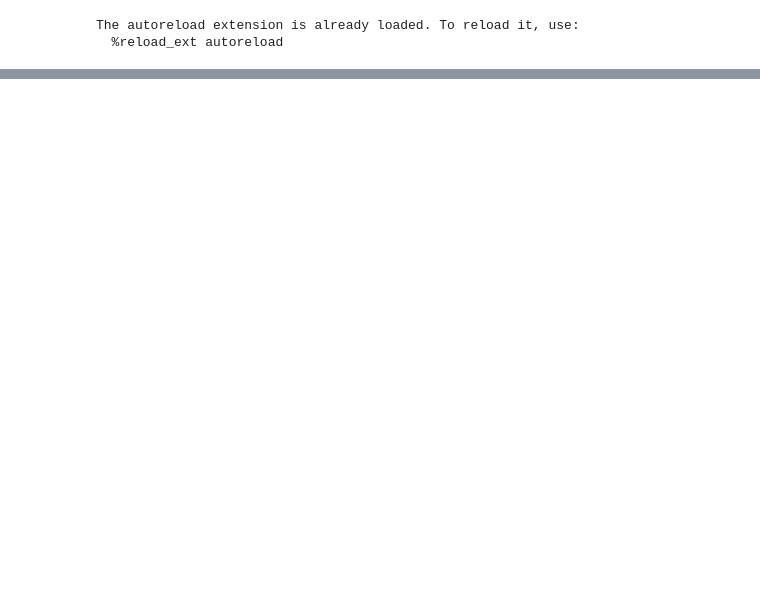
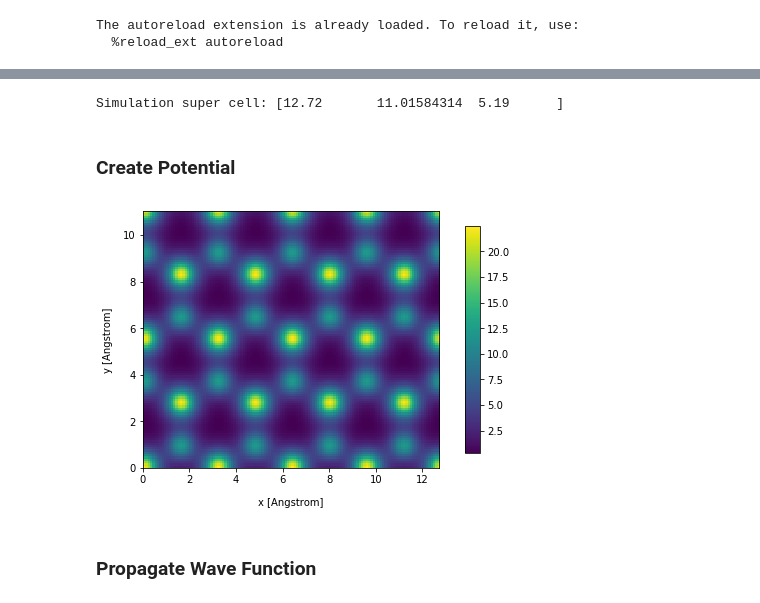
Before and after one commit to jacobjma/tensorwaves, a Jupyter notebook: examples/basics/basic_hrtem_simulation.ipynb, the cells around one changed output, grey strips where cells are left out. Saved outputs shown, nothing was run; the diff lists cells and outputs as text; code cells hidden in the pictures; blank space fills up the shorter version.

```diff
--- a/examples/basics/basic_hrtem_simulation.ipynb
+++ b/examples/basics/basic_hrtem_simulation.ipynb
@@ -15,7 +41,25 @@ atoms *= (2,2,1)
 atoms.cell[1,0] = 0
 atoms.wrap()
 atoms *= (2,2,1)
-atoms.center(vacuum=2, axis=2)
+atoms.center(vacuum=1, axis=2)
+
+cell = np.diag(atoms.get_cell())
+
+print('Simulation super cell:', cell)
+# %% [output]
+Simulation super cell: [12.72       11.01584314  5.19      ]
+# %% [markdown]
+### Create Potential
+# %%
+potential = Potential(atoms=atoms, parametrization='kirkland', num_slices=10, sampling=.1)
+
+potential.current_slice = 3
+
+potential.show(fig_scale=2)
+# %% [output]
+[figure, added]
+# %% [markdown]
+### Propagate Wave Function
 # %%
 waves = PlaneWaves(sampling=.05, energy=80e3)
 waves = waves.multislice(atoms)
```
Also changed, not shown: parts of 16 cells of this notebook, 6 other files.
